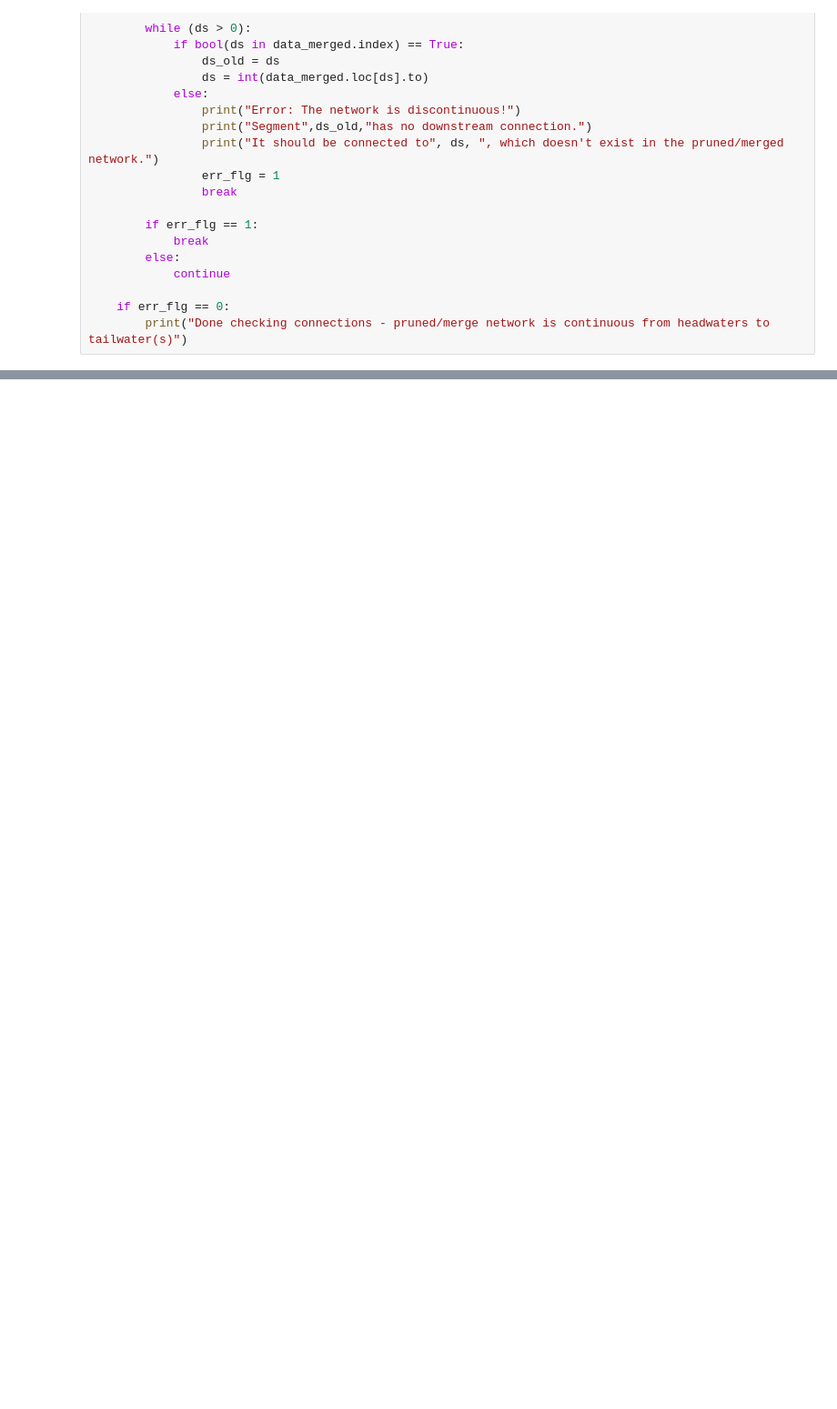
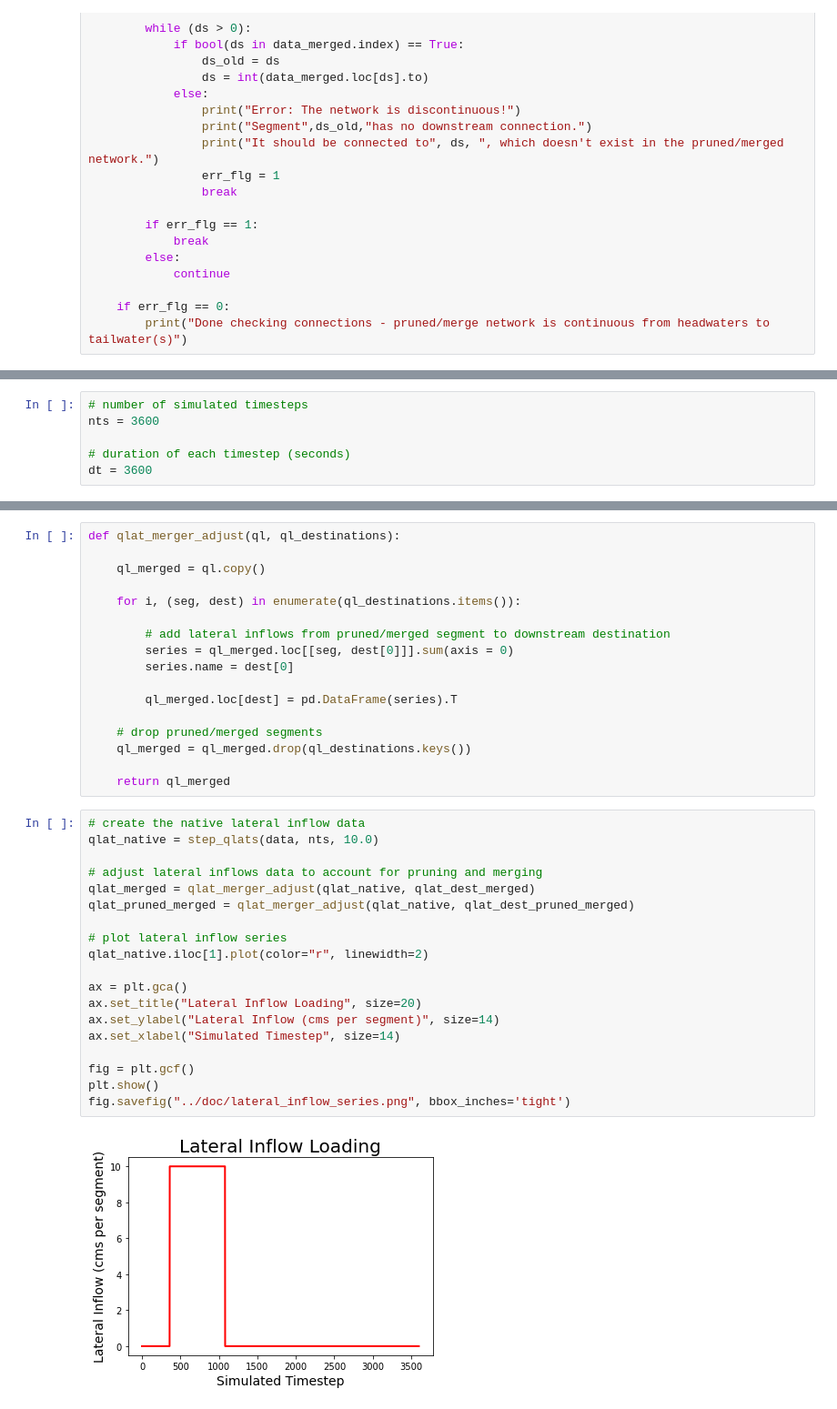
Before and after one commit to jhrehanoaa/t-route, a Jupyter notebook: notebooks/segment-merge.ipynb, the cells around one changed output, grey strips where cells are left out. Shown at 91% size. Drawn from its saved outputs; the diff is of its cells as text; blank space fills up the shorter version.

```diff
--- a/notebooks/segment-merge.ipynb
+++ b/notebooks/segment-merge.ipynb
@@ -950,0 +990,6 @@ for idx in merged_pruned_segments:
+# %%
+# number of simulated timesteps
+nts = 3600
+
+# duration of each timestep (seconds)
+dt = 3600
@@ -950,0 +1020,38 @@ for idx in merged_pruned_segments:
+# %%
+def qlat_merger_adjust(ql, ql_destinations):
+
+    ql_merged = ql.copy()
+
+    for i, (seg, dest) in enumerate(ql_destinations.items()):
+
+        # add lateral inflows from pruned/merged segment to downstream destination
+        series = ql_merged.loc[[seg, dest[0]]].sum(axis = 0)
+        series.name = dest[0]
+
+        ql_merged.loc[dest] = pd.DataFrame(series).T
+
+    # drop pruned/merged segments
+    ql_merged = ql_merged.drop(ql_destinations.keys())
+
+    return ql_merged
+# %%
+# create the native lateral inflow data
+qlat_native = step_qlats(data, nts, 10.0)
+
+# adjust lateral inflows data to account for pruning and merging
+qlat_merged = qlat_merger_adjust(qlat_native, qlat_dest_merged)
+qlat_pruned_merged = qlat_merger_adjust(qlat_native, qlat_dest_pruned_merged)
+
+# plot lateral inflow series
+qlat_native.iloc[1].plot(color="r", linewidth=2)
+
+ax = plt.gca()
+ax.set_title("Lateral Inflow Loading", size=20)
+ax.set_ylabel("Lateral Inflow (cms per segment)", size=14)
+ax.set_xlabel("Simulated Timestep", size=14)
+
+fig = plt.gcf()
+plt.show()
+fig.savefig("../doc/lateral_inflow_series.png", bbox_inches='tight')
+# %% [output]
+[figure, added]
```
Also changed, not shown: parts of 27 cells of this notebook.
